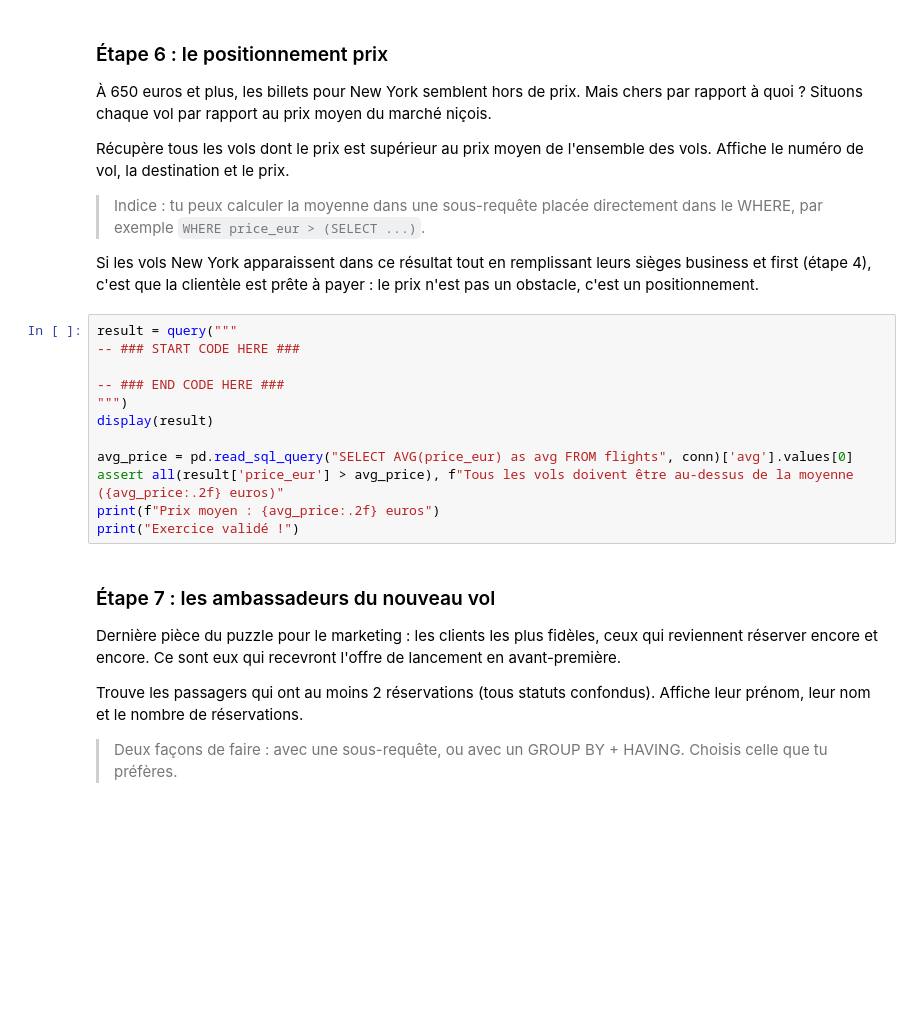
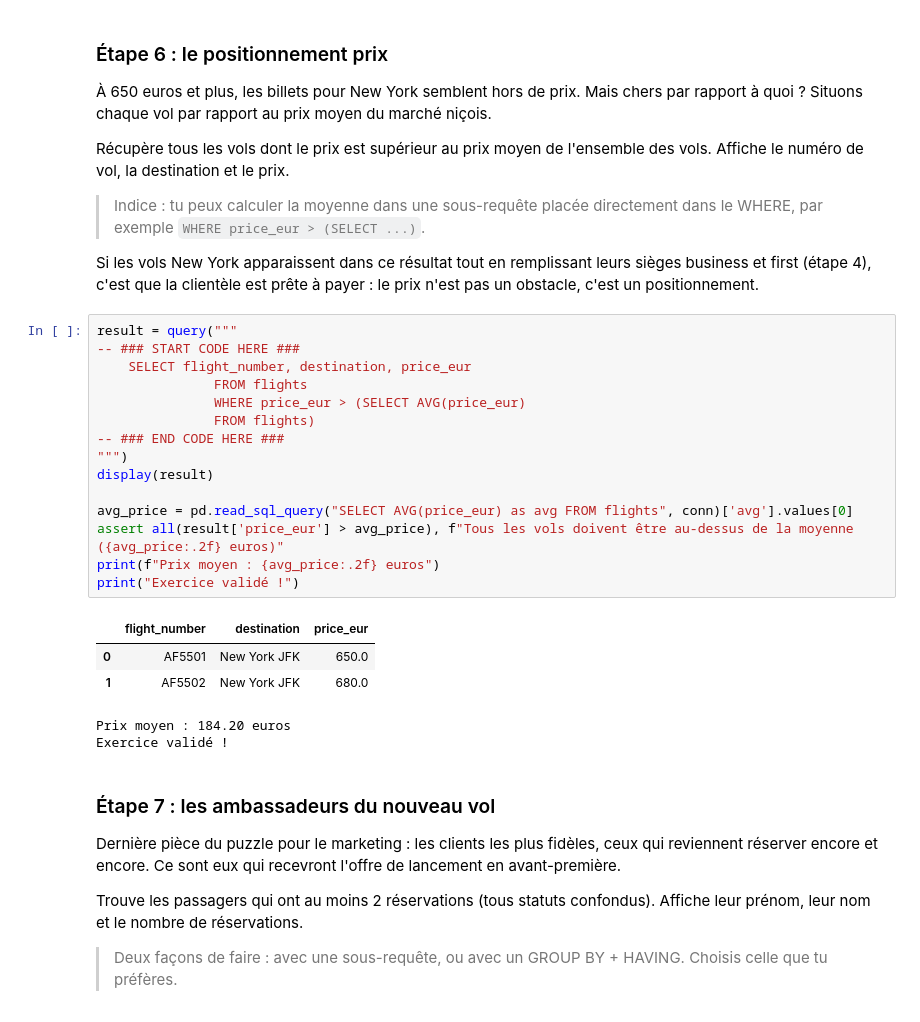
Before and after one commit to smazoyerdatascience/Cahier_Vacances_2026_Machine_Learnia, a Jupyter notebook: Projet_01/projet_01.ipynb, the cells around one changed output. Cells and saved outputs as stored; diff of their text form; blank space fills up the shorter version.

```diff
--- a/Projet_01/projet_01.ipynb
+++ b/Projet_01/projet_01.ipynb
@@ -650,15 +650,24 @@ Si les vols New York apparaissent dans ce résultat tout en remplissant leurs si
 # %%
 result = query("""
 -- ### START CODE HERE ###
-
+    SELECT flight_number, destination, price_eur
+               FROM flights
+               WHERE price_eur > (SELECT AVG(price_eur)
+               FROM flights)
 -- ### END CODE HERE ###
 """)
 display(result)
 
 avg_price = pd.read_sql_query("SELECT AVG(price_eur) as avg FROM flights", conn)['avg'].values[0]
 assert all(result['price_eur'] > avg_price), f"Tous les vols doivent être au-dessus de la moyenne ({avg_price:.2f} euros)"
 print(f"Prix moyen : {avg_price:.2f} euros")
 print("Exercice validé !")
+# %% [output]
+|  | flight_number | destination | price_eur |
+| 0 | AF5501 | New York JFK | 650.0 |
+| 1 | AF5502 | New York JFK | 680.0 |
+Prix moyen : 184.20 euros
+Exercice validé !
 # %% [markdown]
 ### Étape 7 : les ambassadeurs du nouveau vol
 
```
Also changed, not shown: parts of 1 cell of this notebook.
